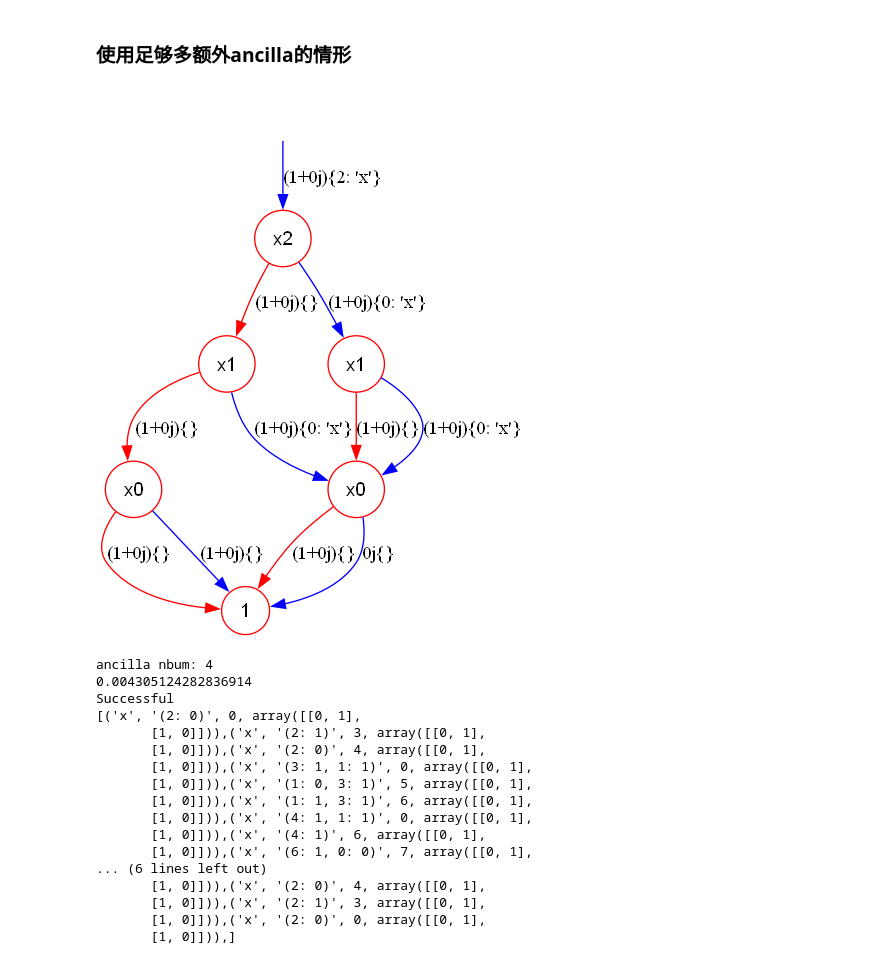
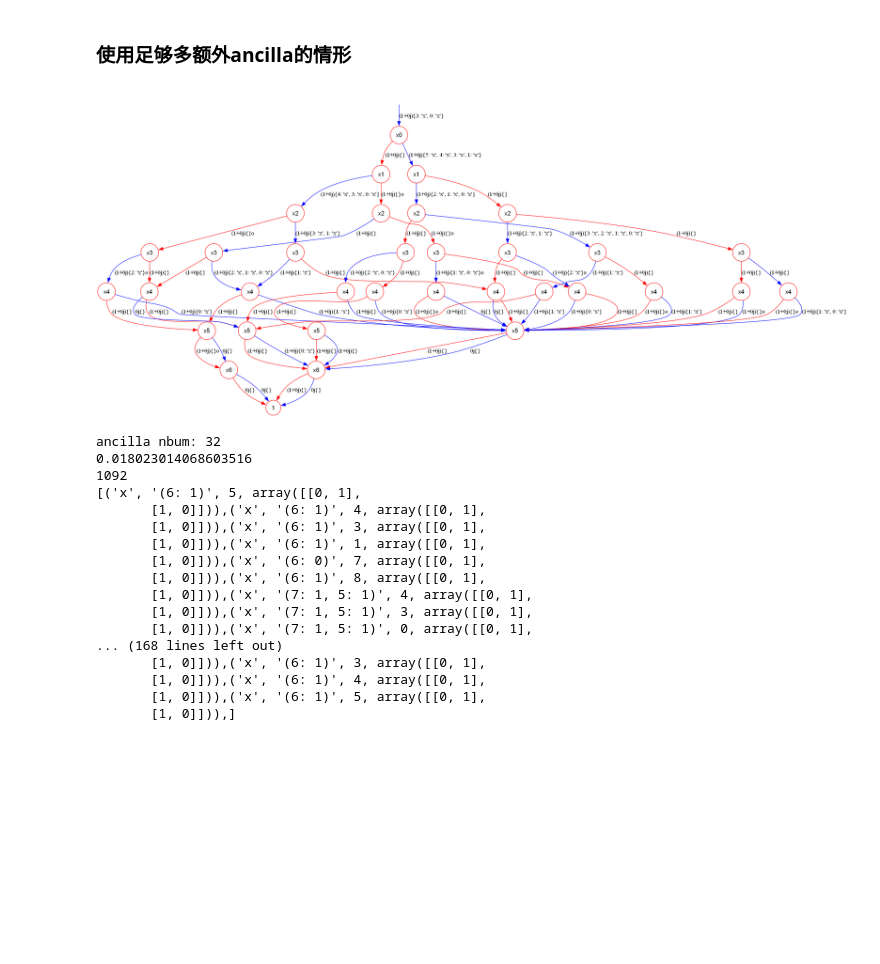
Before and after one commit to Veriqc/LimTDD_Oracle_Syn, a Jupyter notebook: Oracle_Syn3.ipynb, the cells around one changed output. Saved outputs shown, nothing was run; the diff lists cells and outputs as text; code cells hidden in the pictures; blank space fills up the shorter version.

```diff
--- a/Oracle_Syn3.ipynb
+++ b/Oracle_Syn3.ipynb
@@ -221,41 +221,53 @@ def verify_success(cir,data,n,anc_num):
 # %%
 # n=3
 # tdd,data = get_ramdom_TDD(n)
 # tdd.show()
 
 n = 3
 # vec = np.array([0,1,1,0,1,1,0,1])
 vec = np.array([1,1,0,1,0,1,1,0])
 data = vector_to_tensor(vec,n)
 tdd,data = get_ramdom_TDD(n,data)
 tdd.map=tdd.map.append_new_map(2,1,0)
 data = np.array([0,1,1,0,1,1,0,1])
+
+order = ['x'+str(k) for k in range(7)]
+tdd,data = get_TDD_from_truth_table(7,32249854013066286351719617629275658756,order,add_neg=True)
+
 tdd.show()
 # %% [output]
-[figure, old version]
+[figure, new version]
 # %%
 t_start = time.time()
 cir,anc_num = oracle_syn3(tdd,n_r=n)
 print('ancilla nbum:',anc_num)
 print(time.time()-t_start)
-verify_success(cir,data,n,anc_num)
+# verify_success(cir,data,n,anc_num)
+t_cost_list =[0,0,7,16,24,62,80,200,216,272,392,448,504,560,616,672,728]
+
+def calc_tcost(circ):
+    cost = 0
+    for gate in circ.data:
+        cost += t_cost_list[len(list(gate.q_c.keys()))]
+    return cost
+print(calc_tcost(cir))
 print(cir)
 # %% [output]
-ancilla nbum: 4
-0.004305124282836914
-Successful
-[('x', '(2: 0)', 0, array([[0, 1],
-       [1, 0]])),('x', '(2: 1)', 3, array([[0, 1],
-       [1, 0]])),('x', '(2: 0)', 4, array([[0, 1],
-       [1, 0]])),('x', '(3: 1, 1: 1)', 0, array([[0, 1],
-       [1, 0]])),('x', '(1: 0, 3: 1)', 5, array([[0, 1],
-       [1, 0]])),('x', '(1: 1, 3: 1)', 6, array([[0, 1],
-       [1, 0]])),('x', '(4: 1, 1: 1)', 0, array([[0, 1],
-       [1, 0]])),('x', '(4: 1)', 6, array([[0, 1],
-       [1, 0]])),('x', '(6: 1, 0: 0)', 7, array([[0, 1],
-... (6 lines left out)
-       [1, 0]])),('x', '(2: 0)', 4, array([[0, 1],
-       [1, 0]])),('x', '(2: 1)', 3, array([[0, 1],
-       [1, 0]])),('x', '(2: 0)', 0, array([[0, 1],
+ancilla nbum: 32
+0.018023014068603516
+1092
+[('x', '(6: 1)', 5, array([[0, 1],
+       [1, 0]])),('x', '(6: 1)', 4, array([[0, 1],
+       [1, 0]])),('x', '(6: 1)', 3, array([[0, 1],
+       [1, 0]])),('x', '(6: 1)', 1, array([[0, 1],
+       [1, 0]])),('x', '(6: 0)', 7, array([[0, 1],
+       [1, 0]])),('x', '(6: 1)', 8, array([[0, 1],
+       [1, 0]])),('x', '(7: 1, 5: 1)', 4, array([[0, 1],
+       [1, 0]])),('x', '(7: 1, 5: 1)', 3, array([[0, 1],
+       [1, 0]])),('x', '(7: 1, 5: 1)', 0, array([[0, 1],
+... (168 lines left out)
+       [1, 0]])),('x', '(6: 1)', 3, array([[0, 1],
+       [1, 0]])),('x', '(6: 1)', 4, array([[0, 1],
+       [1, 0]])),('x', '(6: 1)', 5, array([[0, 1],
        [1, 0]])),]
 # %%
```
Also changed, not shown: parts of 2 cells of this notebook, 32 other files.
